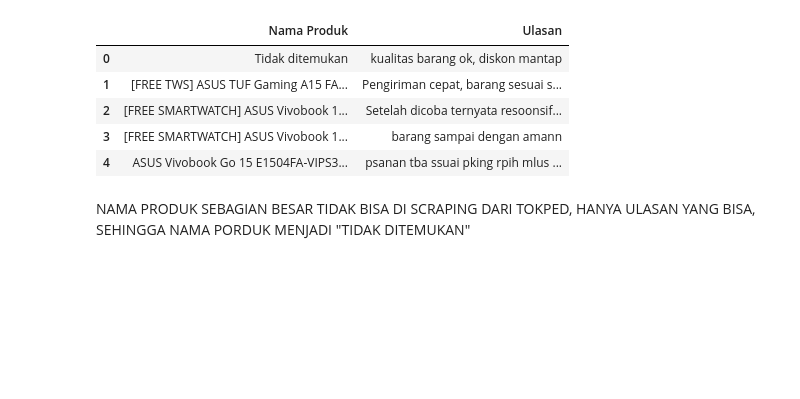
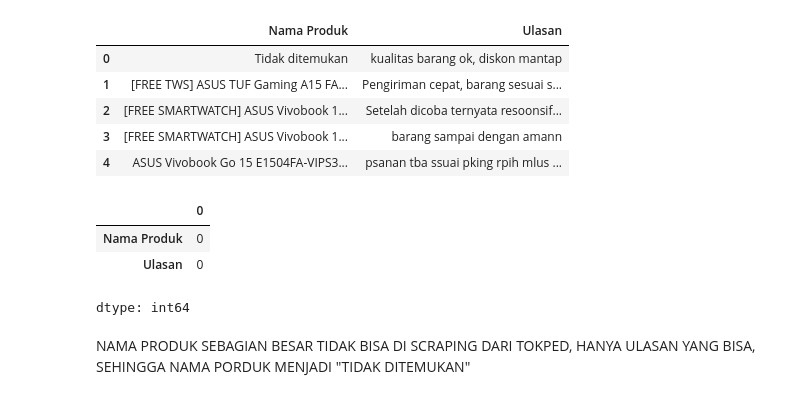
Before and after one commit to WahyuKhairi06/TextMining_WahyuKhairi_2311531009, a Jupyter notebook: Pertemuan 12/TextMining_Kel3.ipynb, the cells around one changed output. Saved outputs shown, nothing was run; the diff lists cells and outputs as text; code cells hidden in the pictures; blank space fills up the shorter version.

```diff
--- a/Pertemuan 12/TextMining_Kel3.ipynb
+++ b/Pertemuan 12/TextMining_Kel3.ipynb
@@ -161,6 +161,13 @@ Total data setelah bersih: 1853
 | 2 | [FREE SMARTWATCH] ASUS Vivobook 1... | Setelah dicoba ternyata resoonsif... |
 | 3 | [FREE SMARTWATCH] ASUS Vivobook 1... | barang sampai dengan amann |
 | 4 | ASUS Vivobook Go 15 E1504FA-VIPS3... | psanan tba ssuai pking rpih mlus ... |
+# %%
+df.isnull().sum()
+# %% [output]
+|  | 0 |
+| Nama Produk | 0 |
+| Ulasan | 0 |
+dtype: int64
 # %% [markdown]
 NAMA PRODUK SEBAGIAN BESAR TIDAK BISA DI SCRAPING DARI TOKPED, HANYA ULASAN YANG BISA, SEHINGGA NAMA PORDUK MENJADI "TIDAK DITEMUKAN"
 # %%
```
Also changed, not shown: parts of 14 cells of this notebook.
